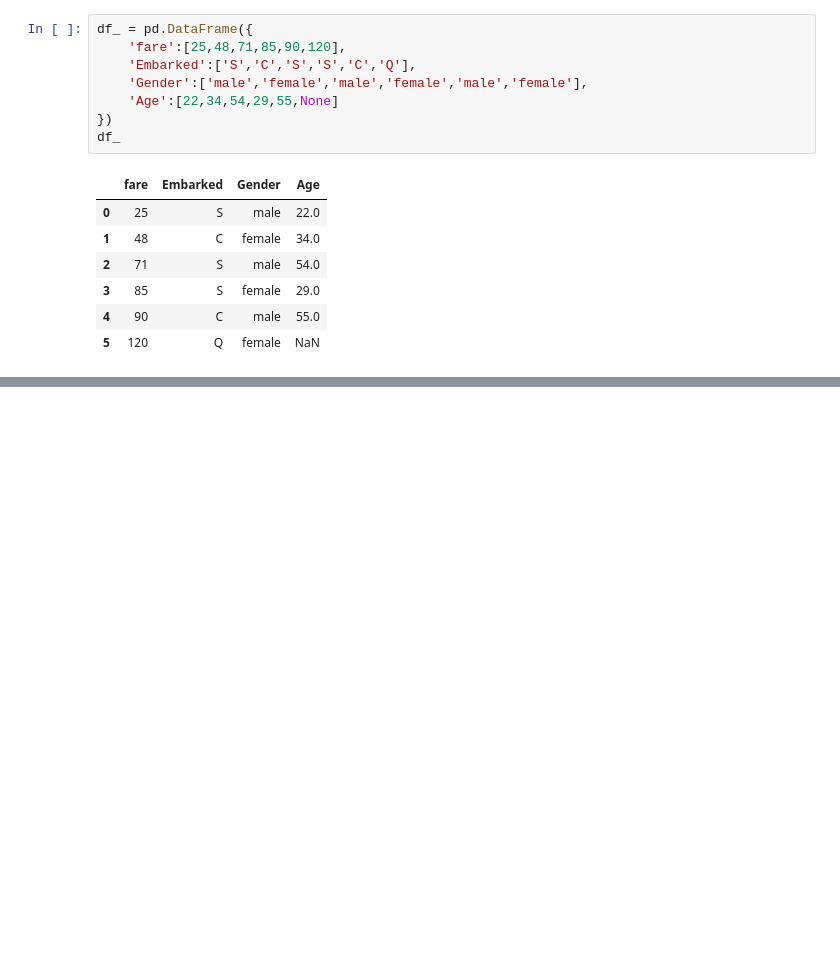
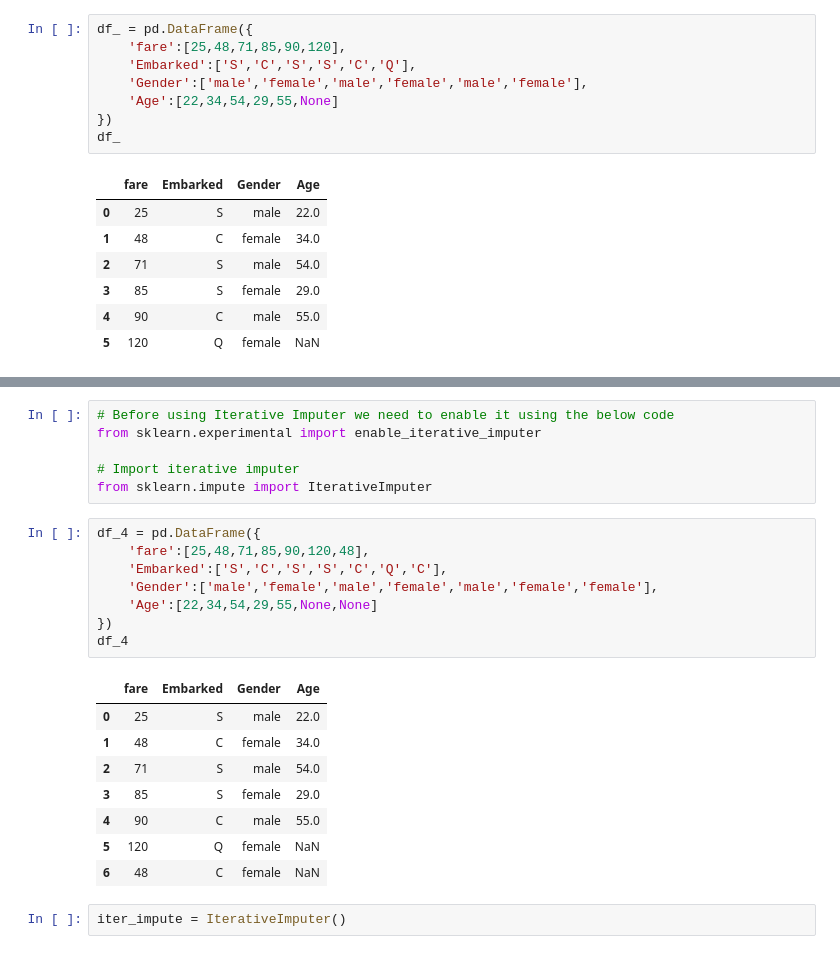
Before and after one commit to olivierla412/data_train_live_classes, a Jupyter notebook: Imputer_Encoder/imputer_encoder1.ipynb, the cells around one changed output, grey strips where cells are left out. Saved outputs shown, nothing was run; the diff lists cells and outputs as text; blank space fills up the shorter version.

```diff
--- a/Imputer_Encoder/imputer_encoder1.ipynb
+++ b/Imputer_Encoder/imputer_encoder1.ipynb
@@ -119,0 +279,25 @@ array([[  0. ,   0. ,   1. ,   0. ,   1. ,  22. ,  25. ],
+# %%
+# Before using Iterative Imputer we need to enable it using the below code
+from sklearn.experimental import enable_iterative_imputer
+
+# Import iterative imputer
+from sklearn.impute import IterativeImputer
+# %%
+df_4 = pd.DataFrame({
+    'fare':[25,48,71,85,90,120,48],
+    'Embarked':['S','C','S','S','C','Q','C'],
+    'Gender':['male','female','male','female','male','female','female'],
+    'Age':[22,34,54,29,55,None,None]
+})
+df_4
+# %% [output]
+|  | fare | Embarked | Gender | Age |
+| 0 | 25 | S | male | 22.0 |
+| 1 | 48 | C | female | 34.0 |
+| 2 | 71 | S | male | 54.0 |
+| 3 | 85 | S | female | 29.0 |
+| 4 | 90 | C | male | 55.0 |
+| 5 | 120 | Q | female | NaN |
+| 6 | 48 | C | female | NaN |
+# %%
+iter_impute = IterativeImputer()
```
Also changed, not shown: parts of 30 cells of this notebook.
